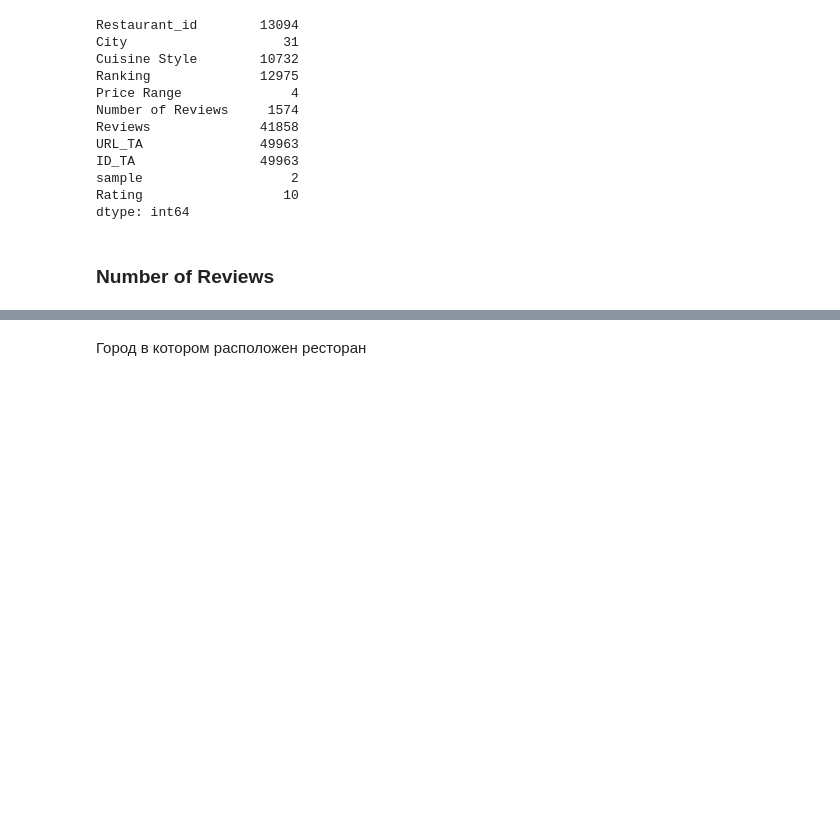
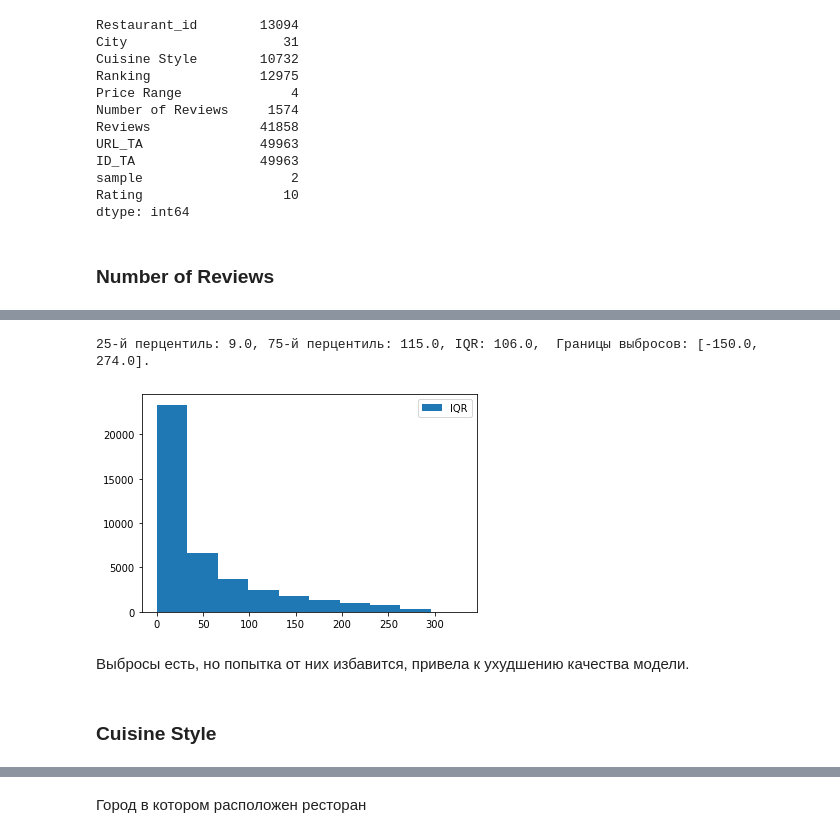
Before and after one commit to belkina003/skillfactory_rds, a Jupyter notebook: module_3/Tripadvisor-rating.ipynb, the cells around one changed output, grey strips where cells are left out. Drawn from its saved outputs; the diff is of its cells as text; code cells hidden in the pictures; blank space fills up the shorter version.

```diff
--- a/module_3/Tripadvisor-rating.ipynb
+++ b/module_3/Tripadvisor-rating.ipynb
@@ -271,3 +285,14 @@ data['Number of Reviews'].hist(bins=5)
+# %%
+#Исследуем признак на выбросы
+interval_vaubros(data['Number of Reviews'])
+vubros(data['Number of Reviews'])
+# %% [output]
+25-й перцентиль: 9.0, 75-й перцентиль: 115.0, IQR: 106.0,  Границы выбросов: [-150.0, 274.0].
+[figure, added]
+# %% [markdown]
+Выбросы есть, но попытка от них избавится, привела к ухудшению качества модели.
 # %%
 # Заполняем пропуски 0
 data['Number of Reviews'].fillna(0, inplace=True)
+# %% [markdown]
+### Cuisine Style
```
Also changed, not shown: parts of 21 cells of this notebook.
